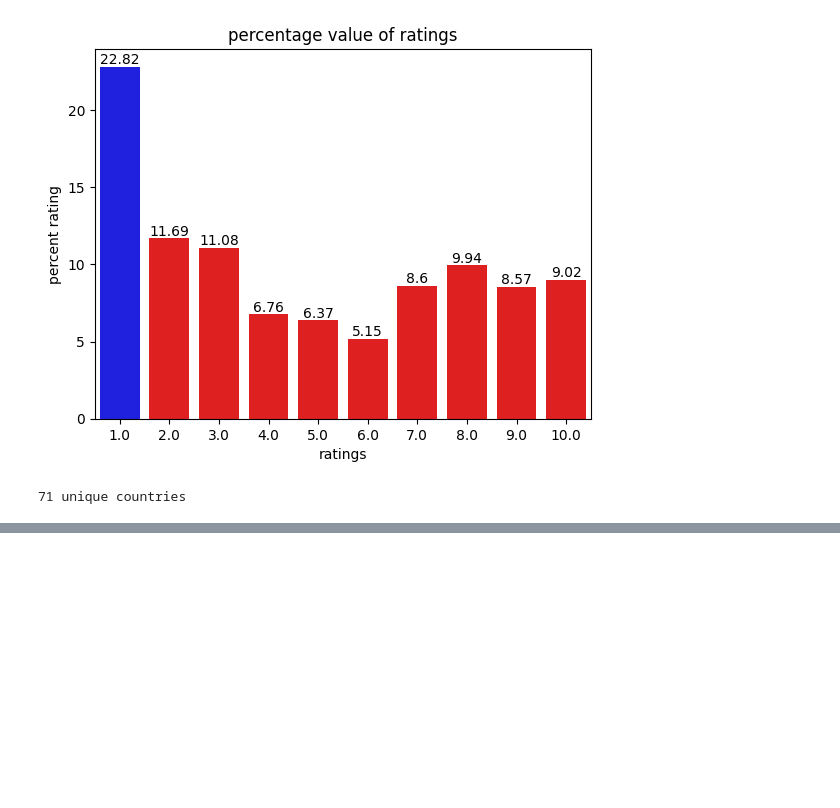
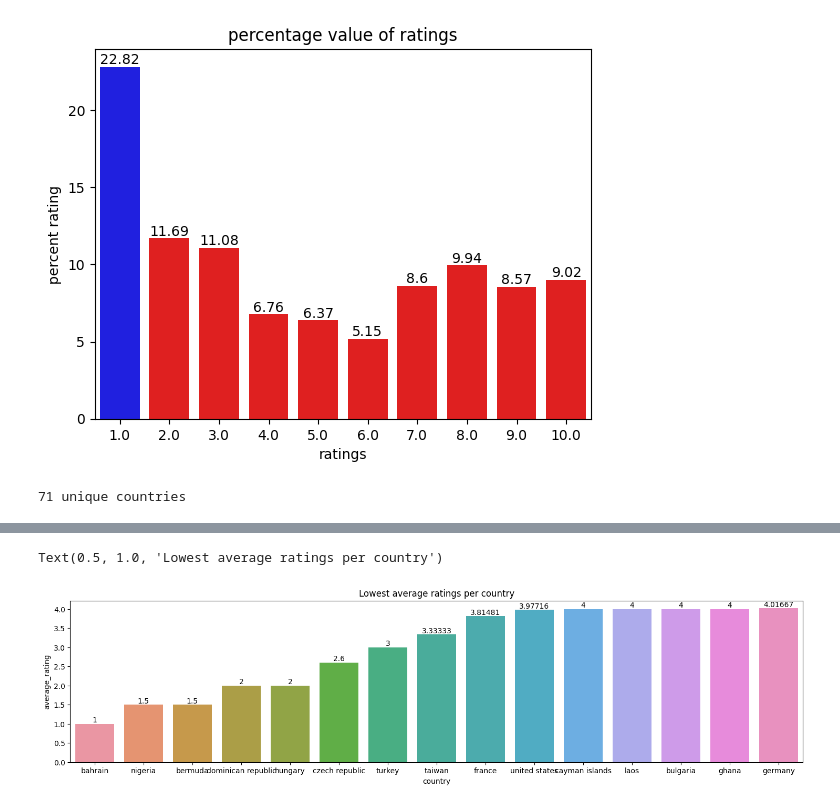
Before and after one commit to Ibeabuchi1/BA_internship, a Jupyter notebook: eda/eda_review.ipynb, the cells around one changed output, grey strips where cells are left out. Cells and saved outputs as stored; diff of their text form; code cells hidden in the pictures; blank space fills up the shorter version.

```diff
--- a/eda/eda_review.ipynb
+++ b/eda/eda_review.ipynb
@@ -112,0 +122,10 @@ Name: count, dtype: int64
+# %%
+df_country_rating1 = df_country_rating.groupby('country').mean()['average_rating'].sort_values(ascending=True).reset_index()
+# %%
+fig, ax = plt.subplots(figsize=(18,4))
+ax1 = sns.barplot(data=df_country_rating1[:15],x='country', y='average_rating')
+ax.bar_label(ax.containers[0])
+ax.set_title('Lowest average ratings per country')
+# %% [output]
+Text(0.5, 1.0, 'Lowest average ratings per country')
+[figure, added]
```
Also changed, not shown: parts of 7 cells of this notebook.
